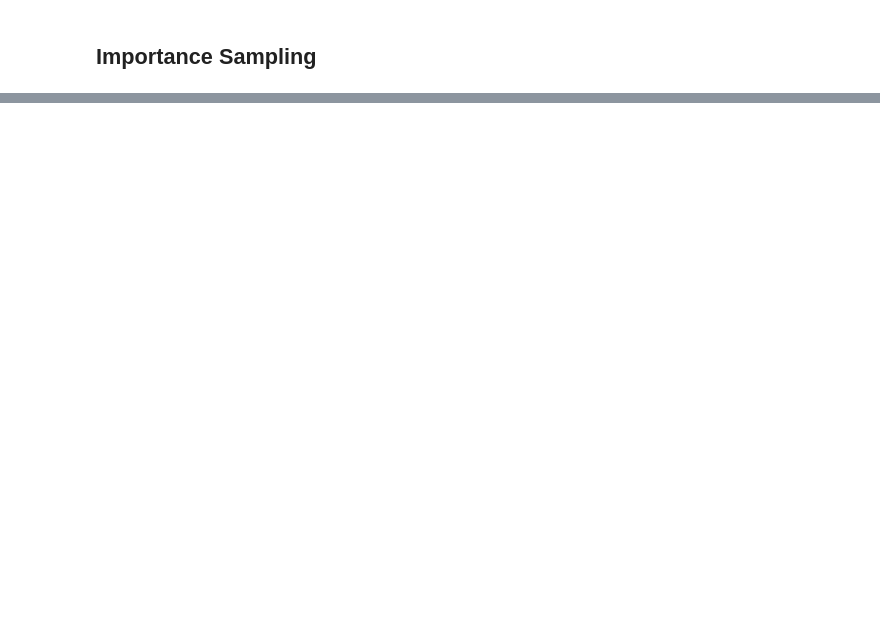
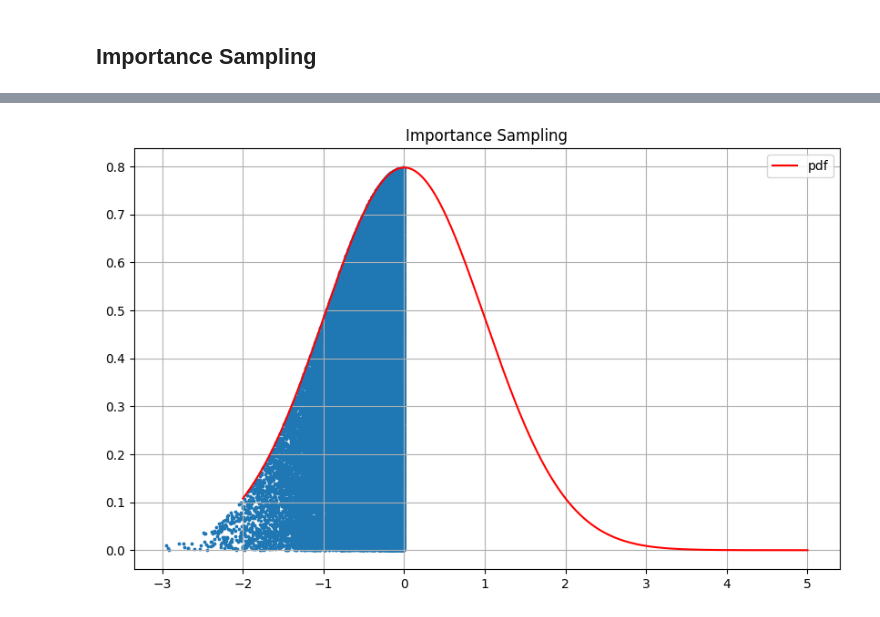
Before and after one commit to tombk556/Mathematische-Stochastische-Modelle-und-MC-Simulationen, a Jupyter notebook: Zufallszahlen/main.ipynb, the cells around one changed output, grey strips where cells are left out. Drawn from its saved outputs; the diff is of its cells as text; code cells hidden in the pictures; blank space fills up the shorter version.

```diff
--- a/Zufallszahlen/main.ipynb
+++ b/Zufallszahlen/main.ipynb
@@ -136,0 +144,29 @@ plt.show()
+# %%
+def zz_generator(N: int):
+    k = 0
+    random_numbers_X = []
+    random_numbers_Y = []
+    while k < N:
+        U = random.uniform(0, 1)
+        V = random.uniform(0, 1)
+        Q = h(U)
+        Y = g(Q) * V
+
+        if Y <= f(Q):
+            random_numbers_X.append(Q)
+            random_numbers_Y.append(Y)
+            k = k + 1
+
+    return random_numbers_X, random_numbers_Y
+# %%
+X, Y = zz_generator(100000)
+# %%
+plt.figure(figsize=(10, 6))
+plt.title("Importance Sampling")
+plt.plot(x_values, [f(x) for x in x_values], label="pdf", color="red")
+plt.scatter(X, Y, s=3)
+plt.legend()
+plt.grid(True)
+plt.show()
+# %% [output]
+[figure, added]
```
Also changed, not shown: parts of 8 cells of this notebook.
